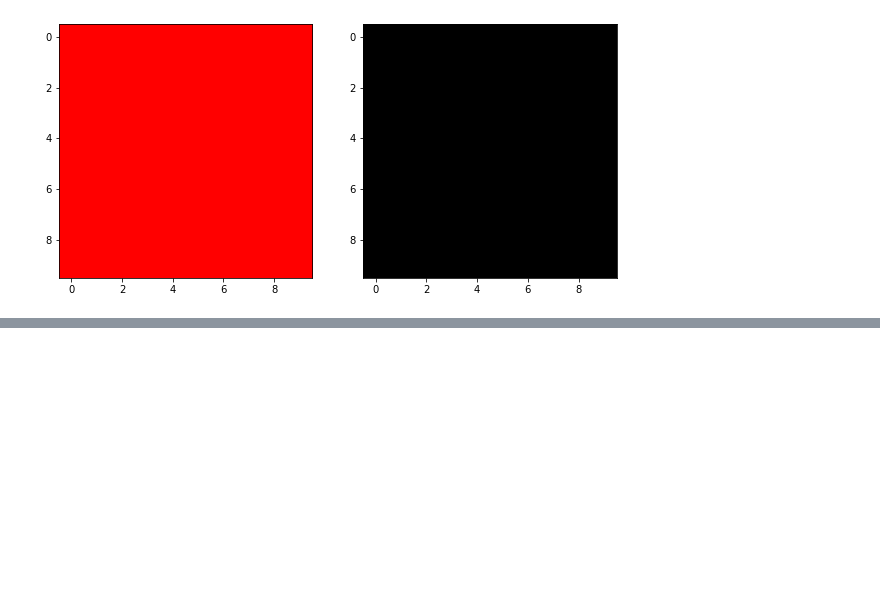
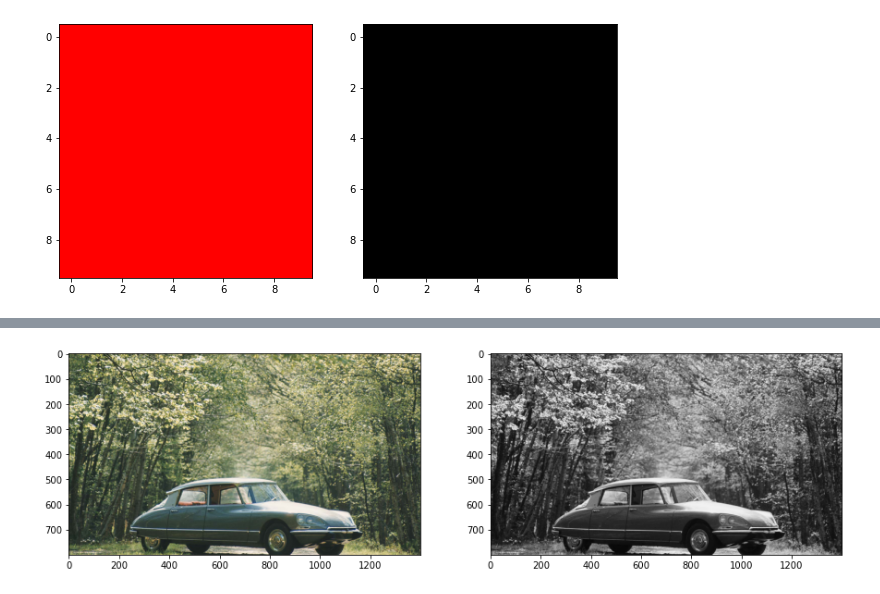
Before and after one commit to camille1/rgb2gray, a Jupyter notebook: nbs/00_converters.ipynb, the cells around one changed output, grey strips where cells are left out. Saved outputs shown, nothing was run; the diff lists cells and outputs as text; code cells hidden in the pictures; blank space fills up the shorter version.

```diff
--- a/nbs/00_converters.ipynb
+++ b/nbs/00_converters.ipynb
@@ -50,3 +52,12 @@ plt.show();
+# %%
+img = Image.open('images/ds.jpg')
+fig, axes = plt.subplots(nrows=1, ncols=2, figsize=(15,10))
+
+axes[0].imshow(img)
+axes[1].imshow(rgb2gray(img), cmap='gray')
+plt.show();
+# %% [output]
+[figure, added]
 # %%
 #| hide
 from nbdev import nbdev_export
```
Also changed, not shown: parts of 1 cell of this notebook, 1 other file.
